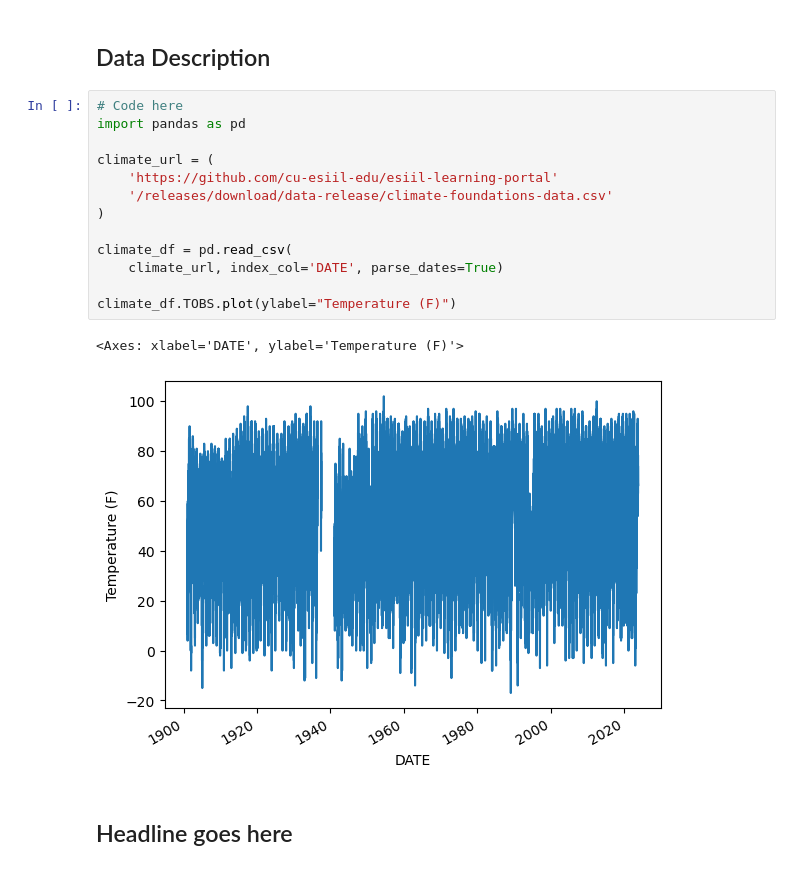
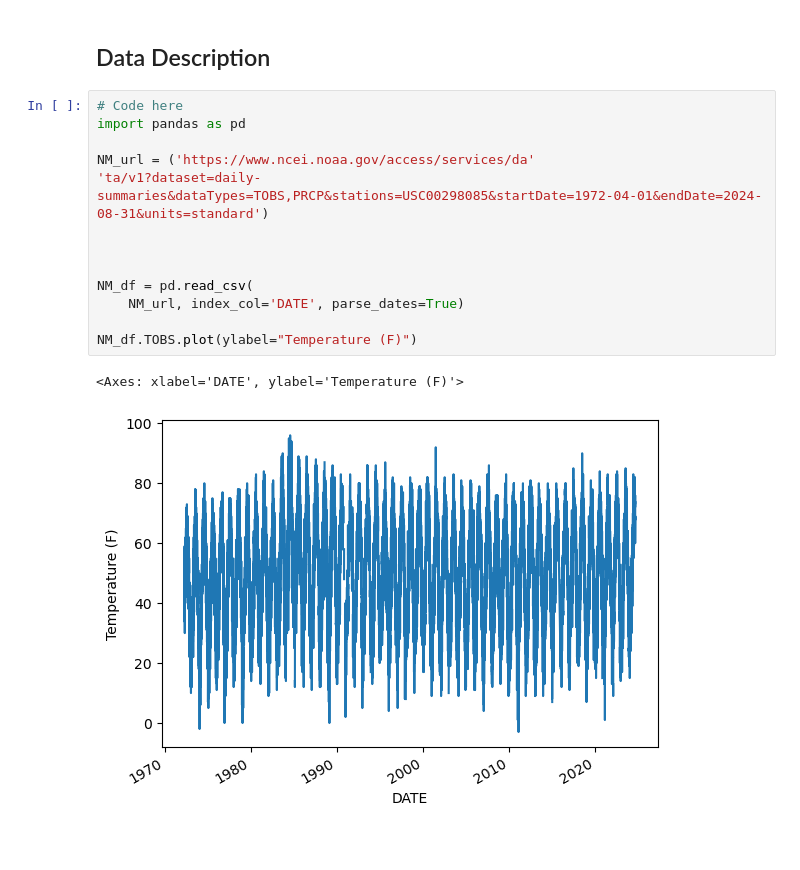
Before and after one commit to earthlab-education/climate-coding-challenge-VictoriAragon, a Jupyter notebook: VictoriAragon-portfolio-post.ipynb, the cells around one changed output. Saved outputs shown, nothing was run; the diff lists cells and outputs as text; blank space fills up the shorter version.

Commit message:
adding NM station data to the intial skeleton structure

```diff
--- a/VictoriAragon-portfolio-post.ipynb
+++ b/VictoriAragon-portfolio-post.ipynb
@@ -4,21 +4,19 @@
 ## Site description goes here
 # %% [markdown]
 ## Data Description
-# %%
-# Code here
-import pandas as pd
-
-climate_url = (
-    'https://github.com/cu-esiil-edu/esiil-learning-portal'
-    '/releases/download/data-release/climate-foundations-data.csv'
-)
-
-climate_df = pd.read_csv(
-    climate_url, index_col='DATE', parse_dates=True)
-
-climate_df.TOBS.plot(ylabel="Temperature (F)")
-# %% [output]
-<Axes: xlabel='DATE', ylabel='Temperature (F)'>
-[figure, removed]
-# %% [markdown]
-## Headline goes here
+# %%
+# Code here
+import pandas as pd
+
+NM_url = ('https://www.ncei.noaa.gov/access/services/da'
+'ta/v1?dataset=daily-summaries&dataTypes=TOBS,PRCP&stations=USC00298085&startDate=1972-04-01&endDate=2024-08-31&units=standard')
+
+
+
+NM_df = pd.read_csv(
+    NM_url, index_col='DATE', parse_dates=True)
+
+NM_df.TOBS.plot(ylabel="Temperature (F)")
+# %% [output]
+<Axes: xlabel='DATE', ylabel='Temperature (F)'>
+[figure, added]
```
Also changed, not shown: parts of 5 cells of this notebook.
